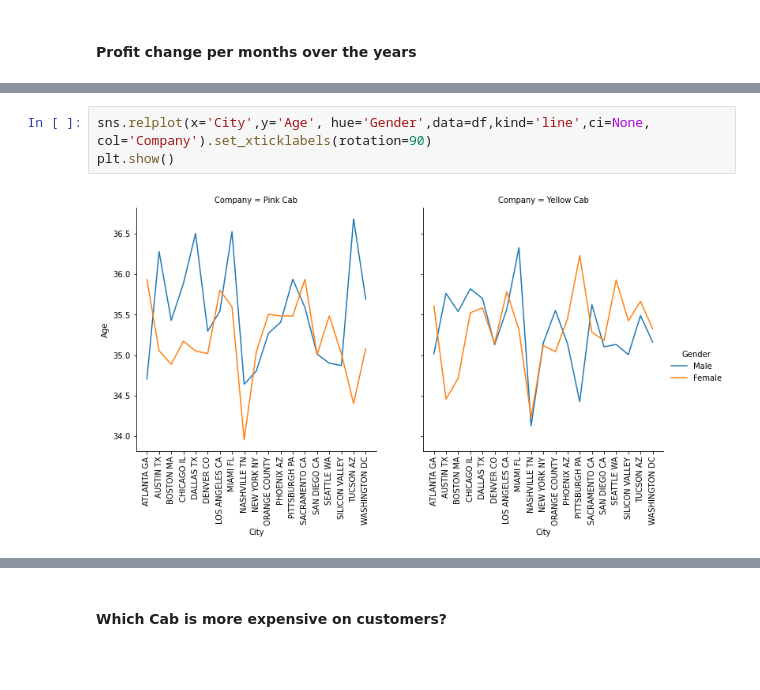
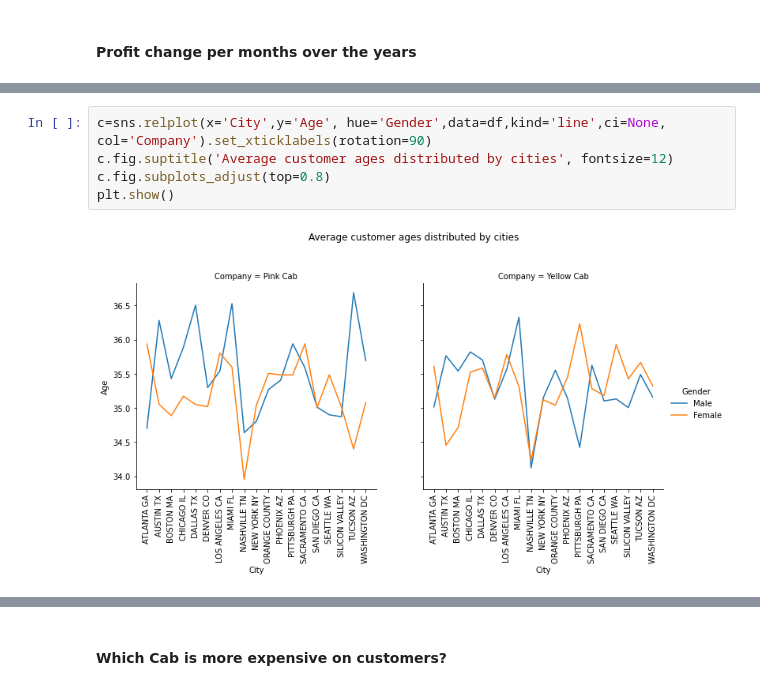
Before and after one commit to Raghad-Almeataz/DS-G2M-insight-for-Cab-Investment-firm, a Jupyter notebook: Notebooks/EDA.ipynb, the cells around one changed output, grey strips where cells are left out. Drawn from its saved outputs; the diff is of its cells as text; blank space fills up the shorter version.

```diff
--- a/Notebooks/EDA.ipynb
+++ b/Notebooks/EDA.ipynb
@@ -287,6 +259,8 @@ plt.show()
 # %%
-sns.relplot(x='City',y='Age', hue='Gender',data=df,kind='line',ci=None, col='Company').set_xticklabels(rotation=90)
+c=sns.relplot(x='City',y='Age', hue='Gender',data=df,kind='line',ci=None, col='Company').set_xticklabels(rotation=90)
+c.fig.suptitle('Average customer ages distributed by cities', fontsize=12)
+c.fig.subplots_adjust(top=0.8)
 plt.show()
 # %% [output]
-[figure, old version]
+[figure, new version]
 # %%
```
Also changed, not shown: parts of 14 cells of this notebook.
